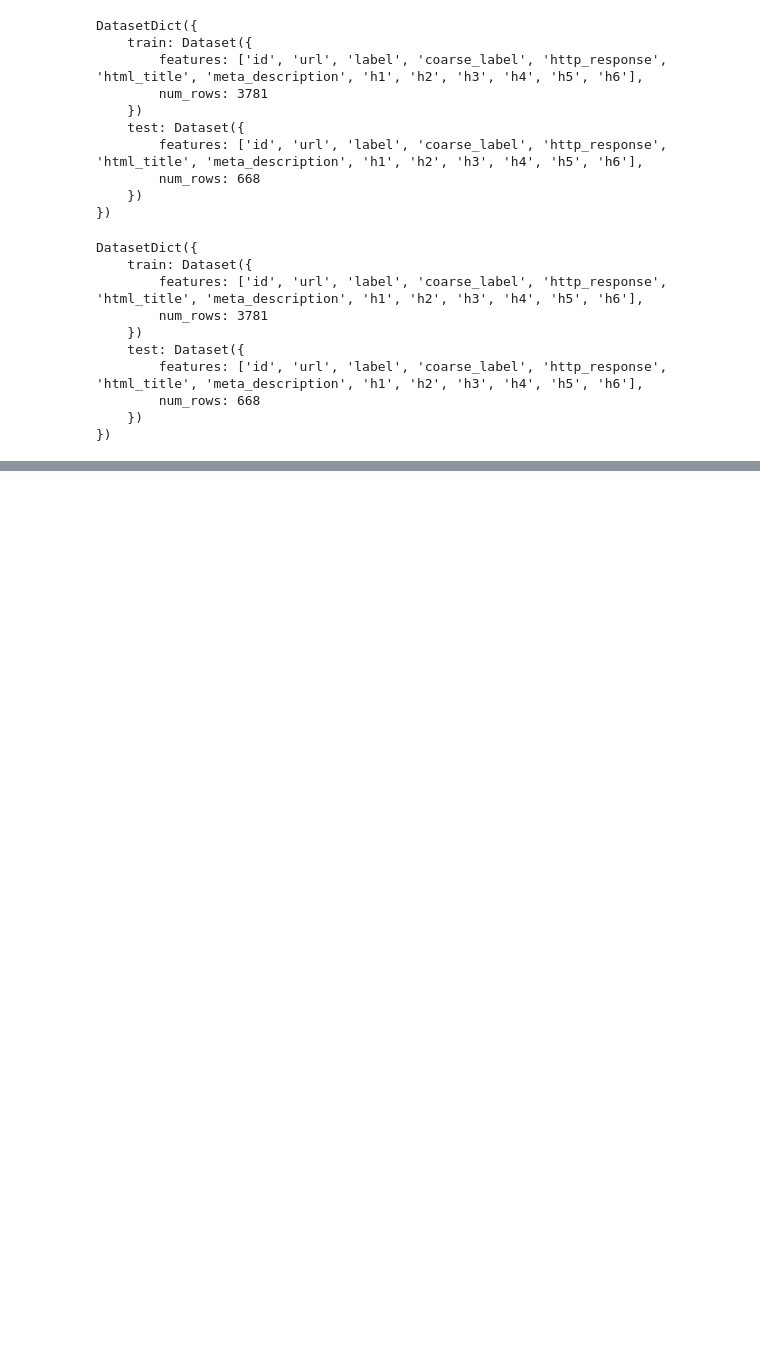
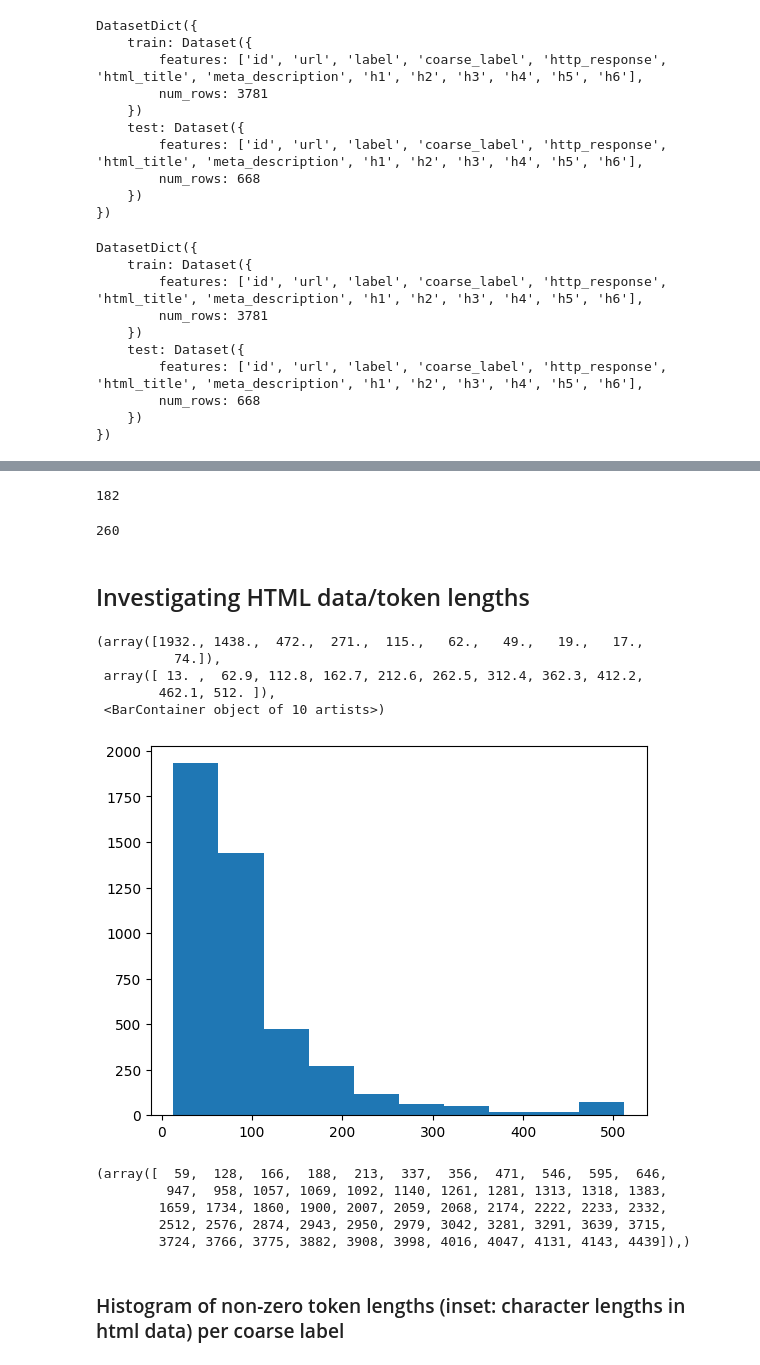
Before and after one commit to bonjarlow/data-source-identification, a Jupyter notebook: ml-testing/ml-url_html-testing.ipynb, the cells around one changed output, grey strips where cells are left out. Cells and saved outputs as stored; diff of their text form; code cells hidden in the pictures; blank space fills up the shorter version.

```diff
--- a/ml-testing/ml-url_html-testing.ipynb
+++ b/ml-testing/ml-url_html-testing.ipynb
@@ -323,8 +283,3 @@ DatasetDict({
         num_rows: 668
     })
 })
-# %%
-for i in range(10):
-    print(dataset["train"][i])
-    print(filtered_dataset["train"][i])
-    print("\n")
@@ -348,0 +296,13 @@ for i in range(10):
+# %%
+true_count = 0
+pred_count = 0
+label = 1
+for (i,j) in zip(eval_labels, eval_predictions):
+    if i == label:
+        true_count+=1
+    if i == label and j == label:
+        pred_count+=1
+
+print("predicted " + str(pred_count))
+print("true " + str(true_count))
+print(pred_count/true_count)
@@ -348,0 +332,29 @@ for i in range(10):
+# %%
+pred_count
+# %% [output]
+182
+# %%
+true_count
+# %% [output]
+260
+# %% [markdown]
+## Investigating HTML data/token lengths
+# %%
+token_lengths = []
+
+for i in range(len(tokenized_train_dataset)):
+    non_zero_length = len([x for x in tokenized_train_dataset[i]["input_ids"] if x != 0])
+    token_lengths.append(non_zero_length)
+for i in range(len(tokenized_test_dataset)):
+    non_zero_length = len([x for x in tokenized_test_dataset[i]["input_ids"] if x != 0])
+    token_lengths.append(non_zero_length)
+# %%
+import matplotlib.pyplot as plt
+plt.hist(token_lengths)
+# %% [output]
+(array([1932., 1438.,  472.,  271.,  115.,   62.,   49.,   19.,   17.,
+          74.]),
+ array([ 13. ,  62.9, 112.8, 162.7, 212.6, 262.5, 312.4, 362.3, 412.2,
+        462.1, 512. ]),
+ <BarContainer object of 10 artists>)
+[figure, added]
@@ -348,0 +365,10 @@ for i in range(10):
+# %%
+indices
+# %% [output]
+(array([  59,  128,  166,  188,  213,  337,  356,  471,  546,  595,  646,
+         947,  958, 1057, 1069, 1092, 1140, 1261, 1281, 1313, 1318, 1383,
+        1659, 1734, 1860, 1900, 2007, 2059, 2068, 2174, 2222, 2233, 2332,
+        2512, 2576, 2874, 2943, 2950, 2979, 3042, 3281, 3291, 3639, 3715,
+        3724, 3766, 3775, 3882, 3908, 3998, 4016, 4047, 4131, 4143, 4439]),)
+# %% [markdown]
+### Histogram of non-zero token lengths (inset: character lengths in html data) per coarse label
```
Also changed, not shown: parts of 17 cells of this notebook.
